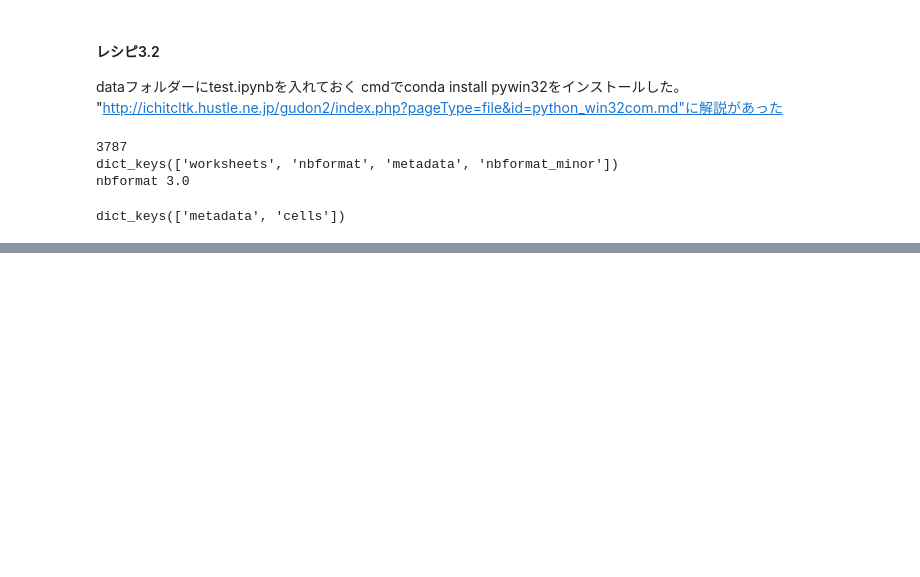
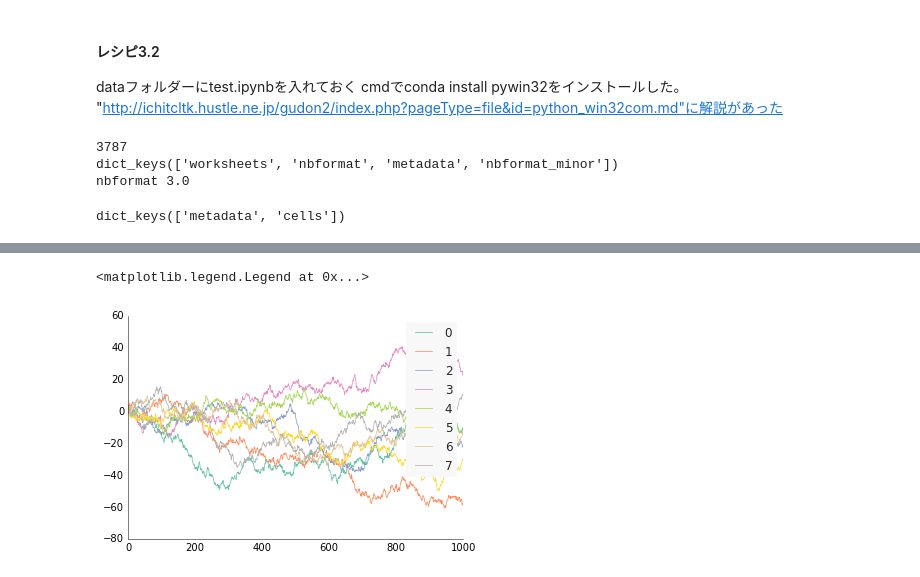
Before and after one commit to melancholymans/cookbook, a Jupyter notebook: IPythonCookBook.ipynb, the cells around one changed output, grey strips where cells are left out. Cells and saved outputs as stored; diff of their text form; code cells hidden in the pictures; blank space fills up the shorter version.

```diff
--- a/IPythonCookBook.ipynb
+++ b/IPythonCookBook.ipynb
@@ -227,0 +610,12 @@ dict_keys(['metadata', 'cells'])
+# %%
+import prettyplotlib as ppl
+
+np.random.seed(12)
+for i in range(8):
+    x = np.arange(1000)
+    y = np.random.randn(1000).cumsum()
+    ppl.plot(x,y,label=str(i))
+ppl.legend()
+# %% [output]
+<matplotlib.legend.Legend at 0x...>
+[figure, added]
```
Also changed, not shown: parts of 42 cells of this notebook, 3 other files.
